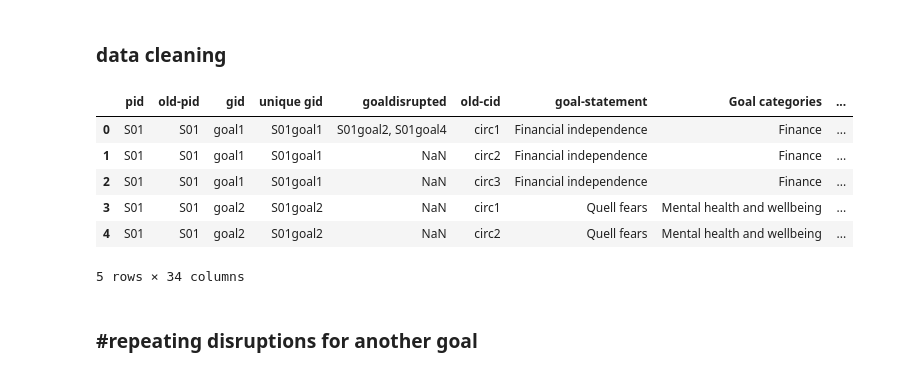
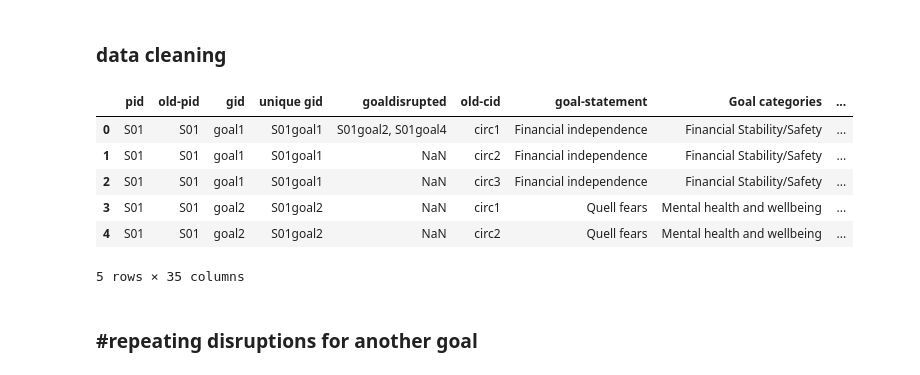
Before and after one commit to meeshu/disruptions, a Jupyter notebook: newbreakdown.ipynb, the cells around one changed output. Cells and saved outputs as stored; diff of their text form; code cells hidden in the pictures.

```diff
--- a/newbreakdown.ipynb
+++ b/newbreakdown.ipynb
@@ -21,17 +21,17 @@ from google.colab import files
 # %%
 # @title
 #importing data from github. switched from google drive.
-url= 'https://raw.githubusercontent.com/meeshu/disruptions/refs/heads/main/data/Survey%20data%20-%20all-participants-coding.csv?token=GHSAT0AAAAAACZECXI2TDYOBSF6V7LTK6VOZYRSVXQ' # Changed url to raw data url
+url= 'https://raw.githubusercontent.com/meeshu/disruptions/refs/heads/main/data/Survey%20data%20-%20all-participants-coding-alpha.csv?token=GHSAT0AAAAAACZECXI3LI4LRDYYLIFDZYWMZYRUE6A' # Changed url to raw data url
 df=pd.read_csv(url)
 df.head()
 # %% [output]
 |  | pid | old-pid | gid | unique gid | goaldisrupted | old-cid | goal-statement | Goal categories | ... |
-| 0 | S01 | S01 | goal1 | S01goal1 | S01goal2, S01goal4 | circ1 | Financial independence | Finance | ... |
-| 1 | S01 | S01 | goal1 | S01goal1 | NaN | circ2 | Financial independence | Finance | ... |
-| 2 | S01 | S01 | goal1 | S01goal1 | NaN | circ3 | Financial independence | Finance | ... |
+| 0 | S01 | S01 | goal1 | S01goal1 | S01goal2, S01goal4 | circ1 | Financial independence | Financial Stability/Safety | ... |
+| 1 | S01 | S01 | goal1 | S01goal1 | NaN | circ2 | Financial independence | Financial Stability/Safety | ... |
+| 2 | S01 | S01 | goal1 | S01goal1 | NaN | circ3 | Financial independence | Financial Stability/Safety | ... |
 | 3 | S01 | S01 | goal2 | S01goal2 | NaN | circ1 | Quell fears | Mental health and wellbeing | ... |
 | 4 | S01 | S01 | goal2 | S01goal2 | NaN | circ2 | Quell fears | Mental health and wellbeing | ... |
-5 rows × 34 columns
+5 rows × 35 columns
 # %%
 # @title
 df = df.loc[:, ~df.columns.str.contains('^Unnamed')]
```
Also changed, not shown: parts of 4 cells of this notebook.
